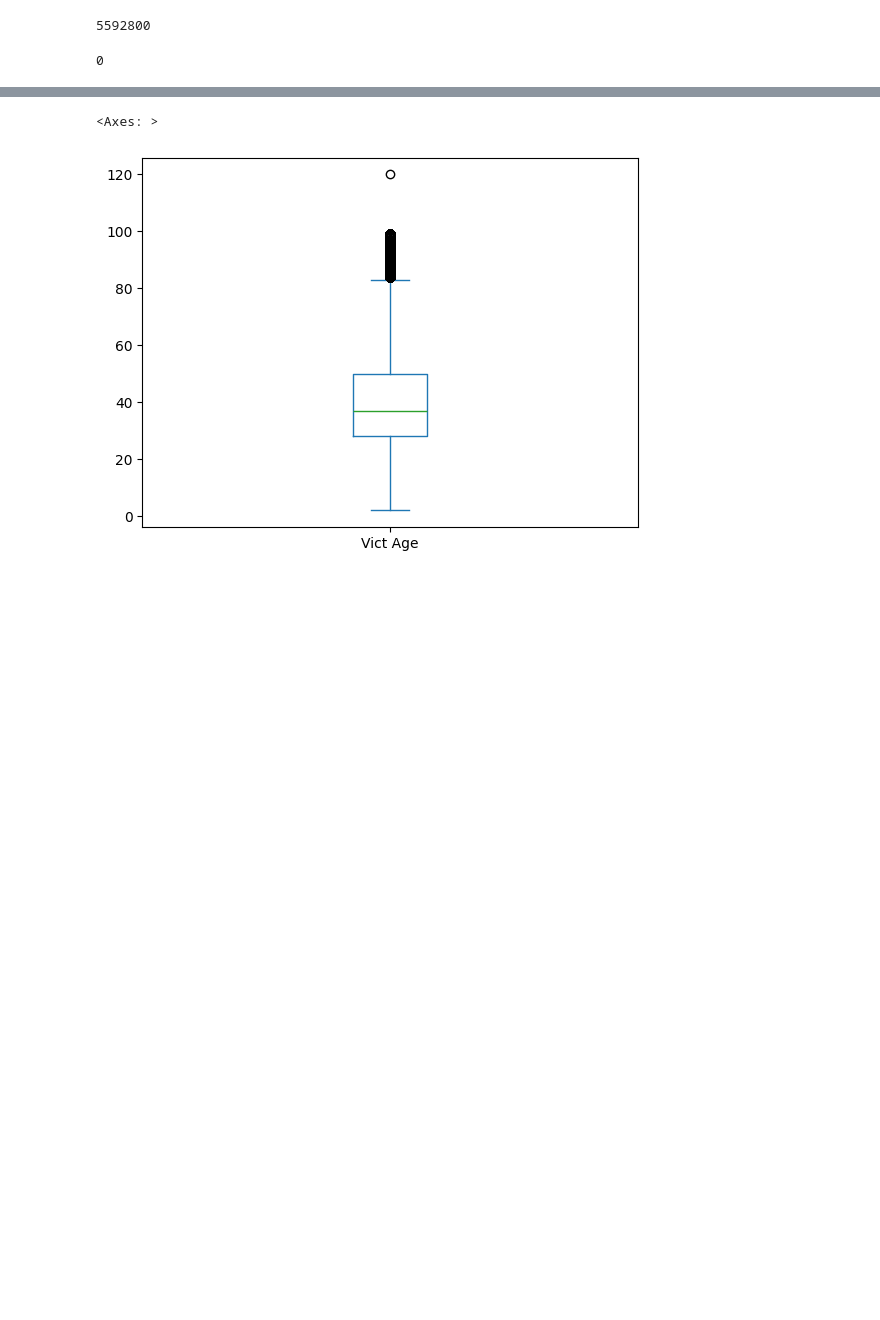
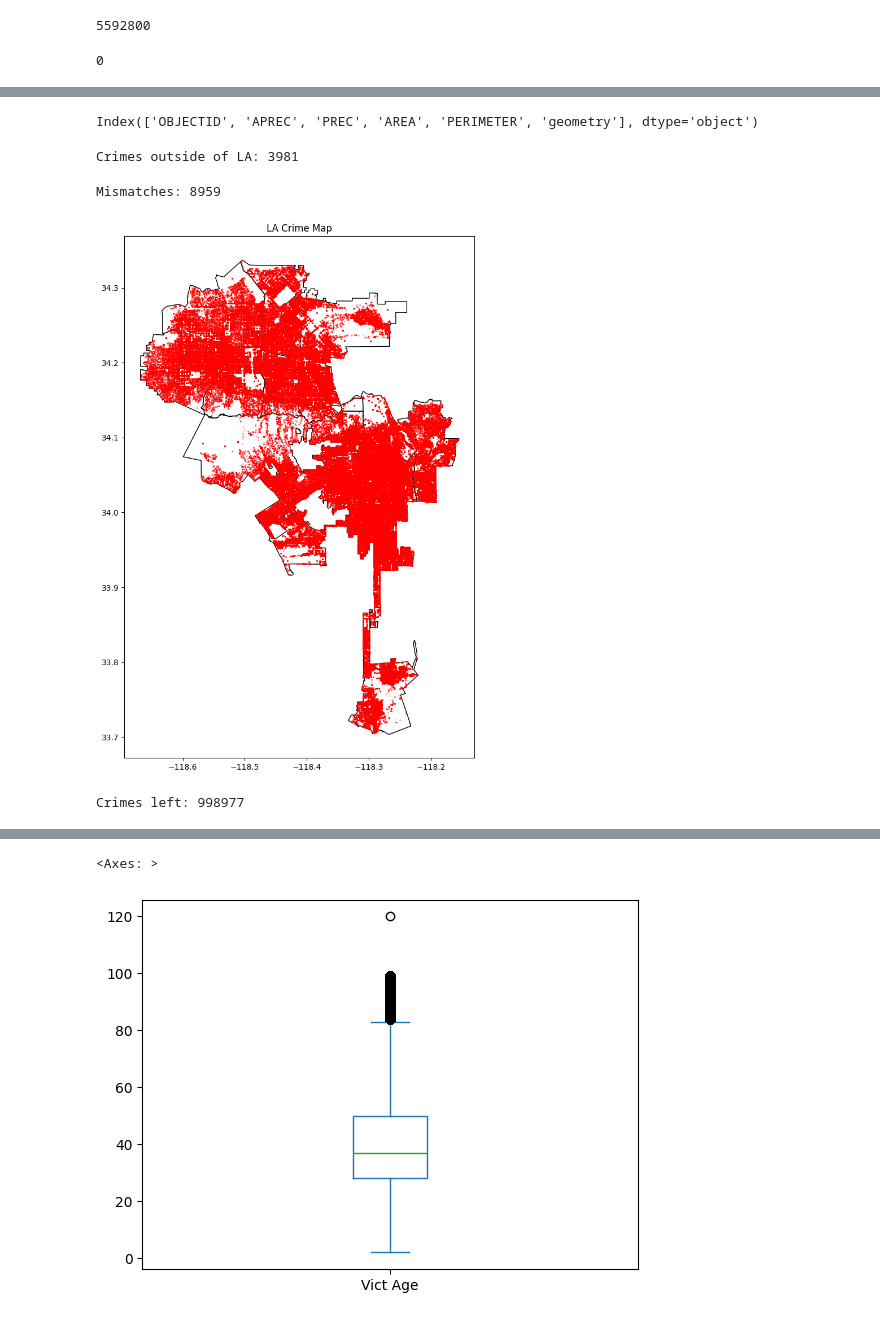
Before and after one commit to FlorWerbrouck/Project-InfoVis, a Jupyter notebook: preprocessing/InfoVis.ipynb, the cells around one changed output, grey strips where cells are left out. Saved outputs shown, nothing was run; the diff lists cells and outputs as text; code cells hidden in the pictures; blank space fills up the shorter version.

```diff
--- a/preprocessing/InfoVis.ipynb
+++ b/preprocessing/InfoVis.ipynb
@@ -168,0 +129,13 @@ array(['M', 'X', nan, 'F', 'H', '-'], dtype=object)
+# %%
+# Load area data
+divisions = gpd.read_file("lapd-divisions.geojson")
+divisions.columns
+# %% [output]
+Index(['OBJECTID', 'APREC', 'PREC', 'AREA', 'PERIMETER', 'geometry'], dtype='object')
+# %%
+# crime data to GeoDataFrame data structure
+gdf = gpd.GeoDataFrame(
+    df,
+    geometry=gpd.points_from_xy(df["LON"], df["LAT"]),
+    crs="EPSG:4326"
+)
@@ -168,0 +177,15 @@ array(['M', 'X', nan, 'F', 'H', '-'], dtype=object)
+# %%
+# remove crimes outside of areas.
+print("Crimes outside of LA:", joined["AREA_NAME_CLEAN"].isna().sum())
+df = joined.dropna(subset=["AREA_NAME_CLEAN"]).copy()
+# %% [output]
+Crimes outside of LA: 3981
+# %%
+# Crimes with wrong area
+mismatch = (
+    (df["AREA NAME"] != df["AREA_NAME_CLEAN"]) |
+    (df["AREA"] != df["PREC"])
+)
+print("Mismatches:", mismatch.sum())
+# %% [output]
+Mismatches: 8959
@@ -168,0 +196,22 @@ array(['M', 'X', nan, 'F', 'H', '-'], dtype=object)
+# %%
+fig, ax = plt.subplots(figsize=(12, 12))
+
+# LA area
+divisions.plot(
+    ax=ax,
+    edgecolor="black",
+    facecolor="none",
+    linewidth=1
+)
+# Crimes
+gdf.plot(
+    ax=ax,
+    color="red",
+    markersize=1,
+    alpha=0.3
+)
+
+plt.title("LA Crime Map")
+plt.show()
+# %% [output]
+[figure, added]
@@ -168,0 +226,5 @@ array(['M', 'X', nan, 'F', 'H', '-'], dtype=object)
+# %%
+# crimes left
+print("Crimes left:", len(df))
+# %% [output]
+Crimes left: 998977
```
Also changed, not shown: parts of 58 cells of this notebook.
